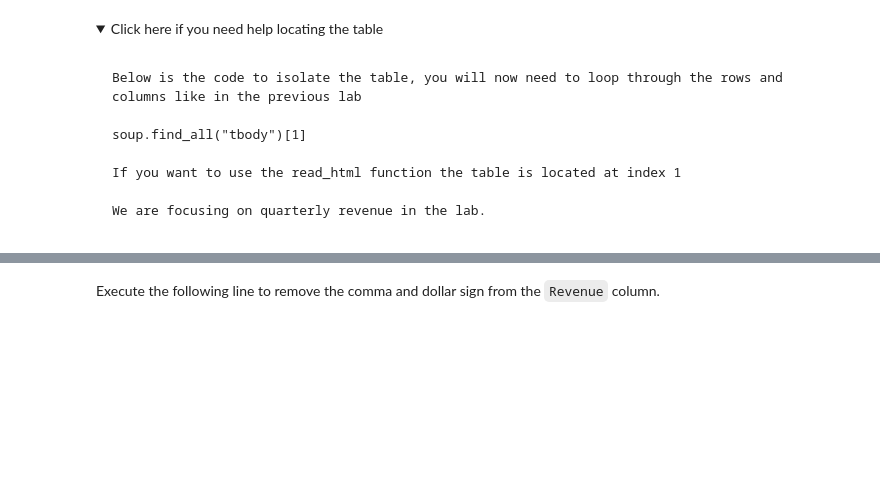
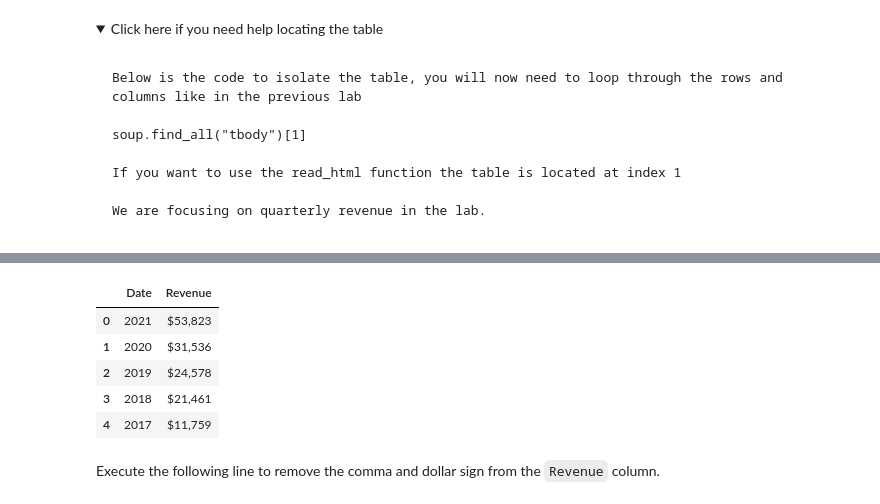
Before and after one commit to NickWeber651/stocks-dashboard, a Jupyter notebook: Final Assignment-v2.ipynb, the cells around one changed output, grey strips where cells are left out. Saved outputs shown, nothing was run; the diff lists cells and outputs as text; code cells hidden in the pictures; folded sections open; blank space fills up the shorter version.

````diff
--- a/Final Assignment-v2.ipynb
+++ b/Final Assignment-v2.ipynb
@@ -134,3 +134,10 @@ tesla_data.head()
 ## Question 2: Use Webscraping to Extract Tesla Revenue Data
 # %% [markdown]
 Use the `requests` library to download the webpage https://cf-courses-data.s3.us.cloud-object-storage.appdomain.cloud/IBMDeveloperSkillsNetwork-PY0220EN-SkillsNetwork/labs/project/revenue.htm Save the text of the response as a variable named `html_data`.
+# %%
+url = "https://cf-courses-data.s3.us.cloud-object-storage.appdomain.cloud/IBMDeveloperSkillsNetwork-PY0220EN-SkillsNetwork/labs/project/revenue.htm"
+
+resp = requests.get(url, timeout=30)
+resp.raise_for_status()
+html_data = resp.text
+len(html_data), html_data[:200]
@@ -169,3 +184,19 @@ We are focusing on quarterly revenue in the lab.
 ```
 
 </details>
+# %%
+%pip install lxml html5lib
+
+all_tables = pd.read_html(html_data)
+
+cand = [t for t in all_tables if t.shape[1] >= 2 and any("Revenue" in str(c) for c in t.columns)]
+if not cand:
+    raise RuntimeError("Keine passende Tabelle gefunden.")
+tmp = cand[0].copy()
+
+
+tmp.columns = ["Date", "Revenue", *[f"col{i}" for i in range(tmp.shape[1]-2)]]
+tesla_revenue = tmp[["Date", "Revenue"]].copy()
+
+tesla_revenue.head()
+# %% [output]
@@ -172,3 +208,9 @@ We are focusing on quarterly revenue in the lab.
+|  | Date | Revenue |
+| 0 | 2021 | $53,823 |
+| 1 | 2020 | $31,536 |
+| 2 | 2019 | $24,578 |
+| 3 | 2018 | $21,461 |
+| 4 | 2017 | $11,759 |
 # %% [markdown]
 Execute the following line to remove the comma and dollar sign from the `Revenue` column.
 # %%
````
Also changed, not shown: parts of 7 cells of this notebook.
